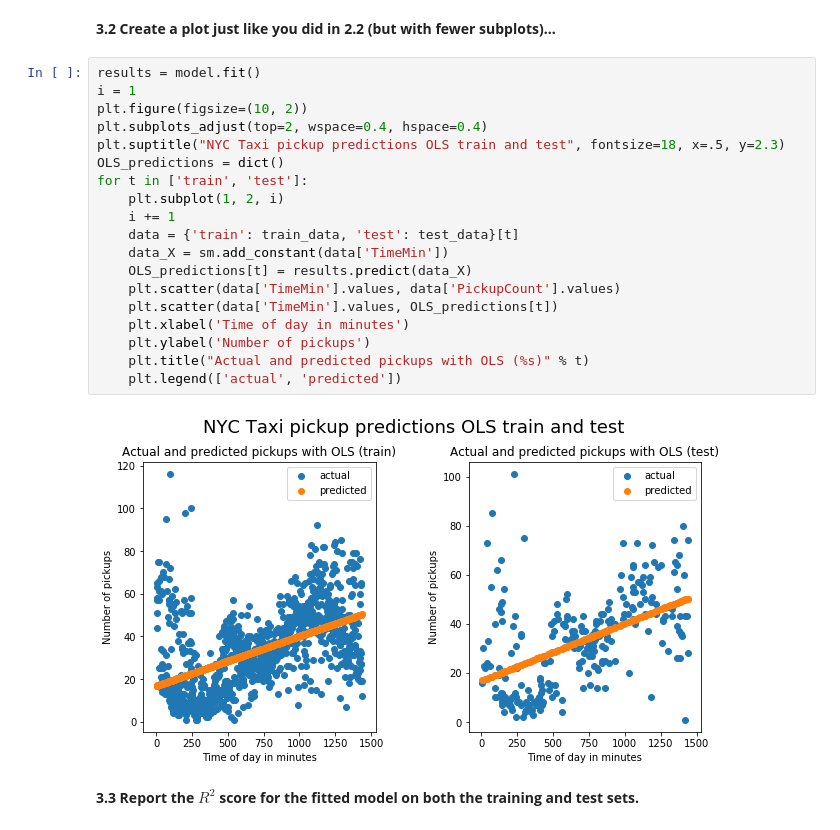
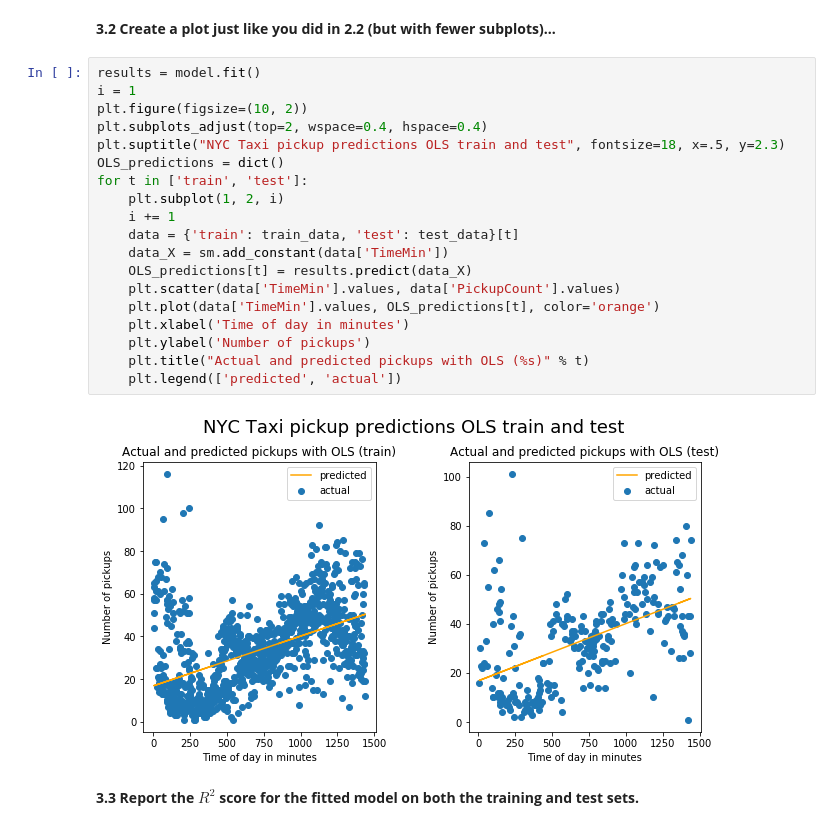
Before and after one commit to katiegrosch/2019-CS109A, a Jupyter notebook: content/homeworks/cs109a_hw2_209/cs109a_hw2/cs109a_hw2.ipynb, the cells around one changed output. Saved outputs shown, nothing was run; the diff lists cells and outputs as text.

```diff
--- a/content/homeworks/cs109a_hw2_209/cs109a_hw2/cs109a_hw2.ipynb
+++ b/content/homeworks/cs109a_hw2_209/cs109a_hw2/cs109a_hw2.ipynb
@@ -311,24 +311,24 @@ model = OLS(train_data['PickupCount'], train_data_X)
 # %%
 results = model.fit()
 i = 1
 plt.figure(figsize=(10, 2))
 plt.subplots_adjust(top=2, wspace=0.4, hspace=0.4)
 plt.suptitle("NYC Taxi pickup predictions OLS train and test", fontsize=18, x=.5, y=2.3)
 OLS_predictions = dict()
 for t in ['train', 'test']:
     plt.subplot(1, 2, i)
     i += 1
     data = {'train': train_data, 'test': test_data}[t]
     data_X = sm.add_constant(data['TimeMin'])
     OLS_predictions[t] = results.predict(data_X)
     plt.scatter(data['TimeMin'].values, data['PickupCount'].values)
-    plt.scatter(data['TimeMin'].values, OLS_predictions[t])
+    plt.plot(data['TimeMin'].values, OLS_predictions[t], color='orange')
     plt.xlabel('Time of day in minutes')
     plt.ylabel('Number of pickups')
     plt.title("Actual and predicted pickups with OLS (%s)" % t)
-    plt.legend(['actual', 'predicted'])
+    plt.legend(['predicted', 'actual'])
 # %% [output]
-[figure, old version]
+[figure, new version]
 # %% [markdown]
 **3.3 Report the $R^2$ score for the fitted model on both the training and test sets.**
 # %%
```
Also changed, not shown: parts of 2 cells of this notebook, 1 other file.
